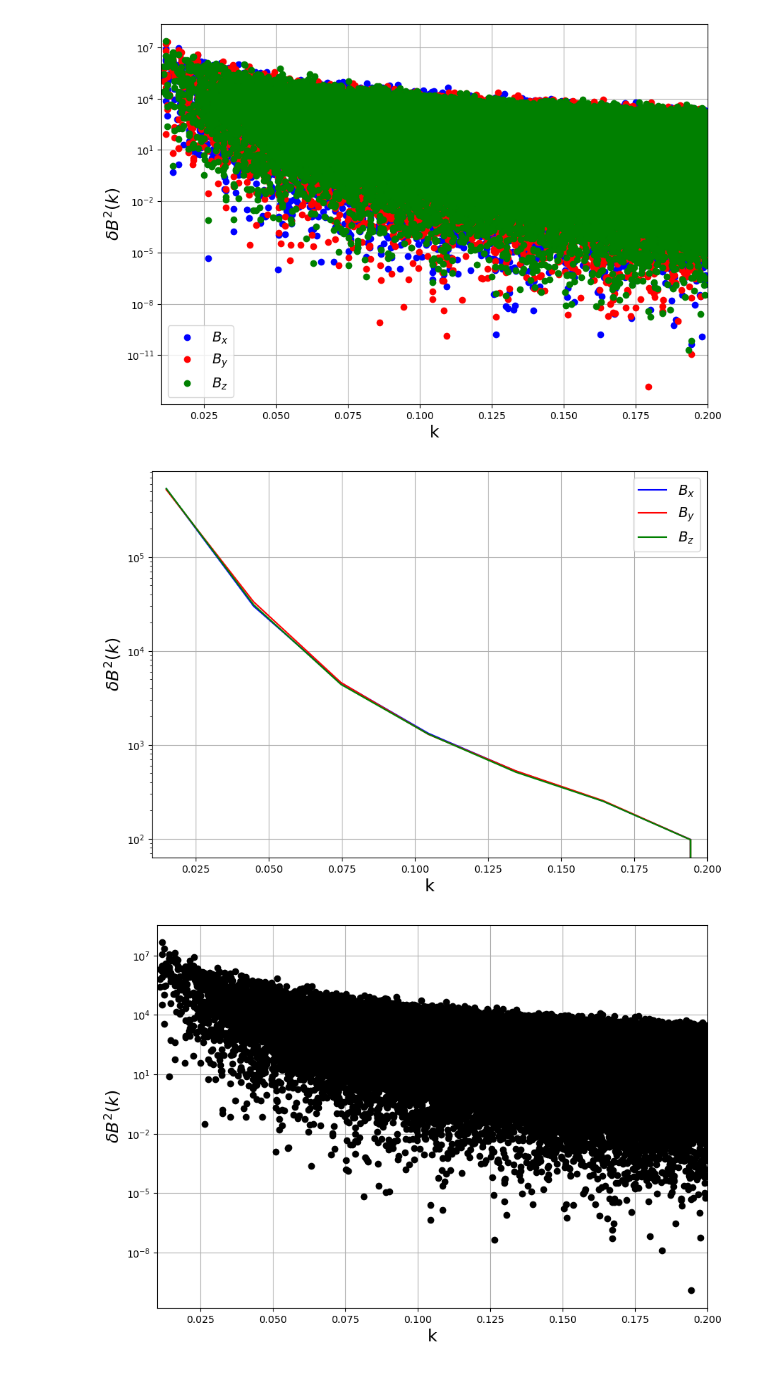
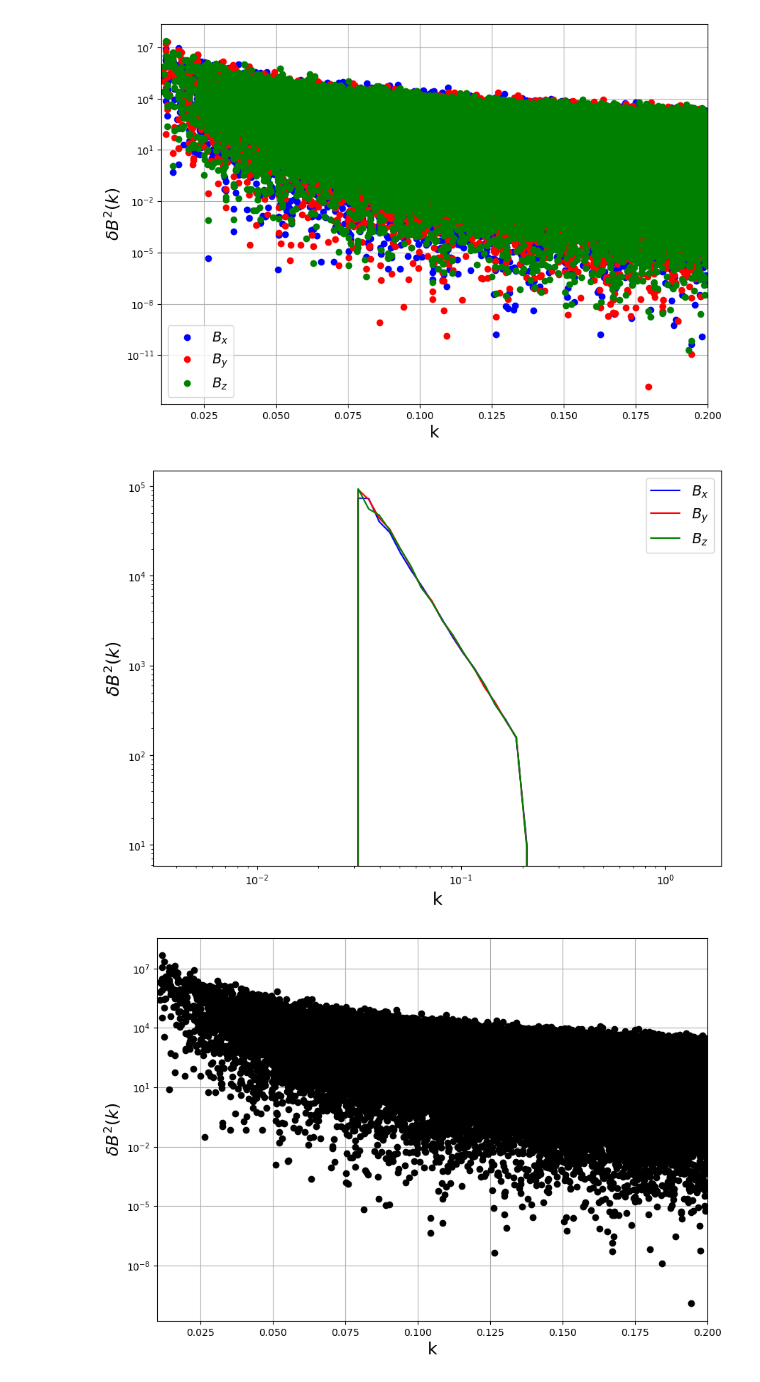
Before and after one commit to luisespinosa8/Turbulent_Field, a Jupyter notebook: Turbulence_Grid.ipynb, the cells around one changed output. Saved outputs shown, nothing was run; the diff lists cells and outputs as text; code cells hidden in the pictures.

```diff
--- a/Turbulence_Grid.ipynb
+++ b/Turbulence_Grid.ipynb
@@ -7,9 +7,13 @@ from scipy.stats import linregress
 # %%
+n = 512
 index = 5./3.
+spacing = 100
+Brms = 5
+lmax = (n * spacing) / 8
+lmin = 2 * spacing
+
 alpha = -index -2
-Brms = 5
 # %%
-n = 256
 n2 = int(floor(n / 2) + 1)
 
 Bkx = np.zeros((n * n * n2),dtype=np.complex_)
@@ -25,8 +29,8 @@ for i in range(0,n):
     K[i] = i / n - i / (n / 2.)
 
 # Min and max k values
-k_min = 10. / 1000.
-k_max = 10. / 50.
+k_min = spacing / lmax
+k_max = spacing / lmin
 
 n0 = np.array((1,1,1))
 
@@ -150,39 +150,38 @@ plt.savefig('B_k_components.png')
 <matplotlib.legend.Legend at 0x...>
 [figure]
 # %%
-counts, bins = np.histogram(k0, bins=50)
-k_values = [0] * (len(bins) - 1)
+counts, bins = np.histogram(np.log10(k0[1::]), bins=50)
+logk_values = [0] * (len(bins) - 1)
 Bkx_sqrd_values = [0] * (len(bins) - 1)
 Bky_sqrd_values = [0] * (len(bins) - 1)
 Bkz_sqrd_values = [0] * (len(bins) - 1)
 Bk_sqrd_values = [0] * (len(bins) - 1)
 for i in range(0, len(bins) - 1):
-    k_values[i] = (bins[i] + bins[i+1]) / 2
-    index = np.where(np.logical_and(k0 >= bins[i], k0 <= bins[i+1]))
+    logk_values[i] = (bins[i] + bins[i+1]) / 2
+    index = np.where(np.logical_and(np.log10(k0) >= bins[i], np.log10(k0) <= bins[i+1]))
     Bkx_sqrd_values[i] = np.mean(Bkx_mag[index]**2)
     Bky_sqrd_values[i] = np.mean(Bky_mag[index]**2)
     Bkz_sqrd_values[i] = np.mean(Bkz_mag[index]**2)
     Bk_sqrd_values[i] = np.mean(Bk_mag[index]**2)
 
-k_values = np.array(k_values)
+logk_values = np.array(logk_values)
 Bkx_sqrd_values = np.array(Bkx_sqrd_values)
 Bky_sqrd_values = np.array(Bky_sqrd_values)
 Bkz_sqrd_values = np.array(Bkz_sqrd_values)
 Bk_sqrd_values = np.array(Bk_sqrd_values)
 # %%
 plt.figure(figsize=(10, 7))
-plt.plot(k_values, Bkx_sqrd_values, color='blue', label=r'$B_x$')
-plt.plot(k_values, Bky_sqrd_values, color='red', label=r'$B_y$')
-plt.plot(k_values, Bkz_sqrd_values, color='green', label=r'$B_z$')
-plt.yscale('log')
-plt.xlim(k_min, k_max)
+plt.plot(10**logk_values, Bkx_sqrd_values, color='blue', label=r'$B_x$')
+plt.plot(10**logk_values, Bky_sqrd_values, color='red', label=r'$B_y$')
+plt.plot(10**logk_values, Bkz_sqrd_values, color='green', label=r'$B_z$')
+plt.loglog()
+#plt.xlim(k_min, k_max)
 plt.xlabel('k', fontsize=17)
 plt.ylabel(r'$\delta B^2(k)$', fontsize=17)
-plt.grid()
 plt.legend(fontsize=14)
 plt.savefig('mean_B_k_components.png')
 # %% [output]
-[figure, old version]
+[figure, new version]
 # %%
 plt.figure(figsize=(10, 7))
 plt.plot(k0, Bk_mag**2, 'o', color='black')
```
Also changed, not shown: parts of 6 cells of this notebook, 13 other files.
